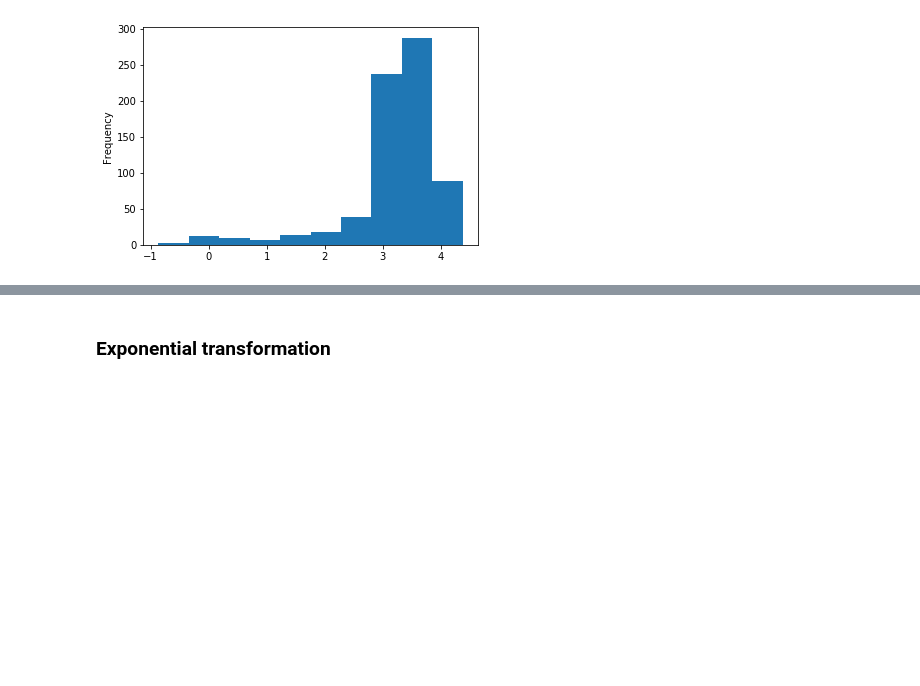
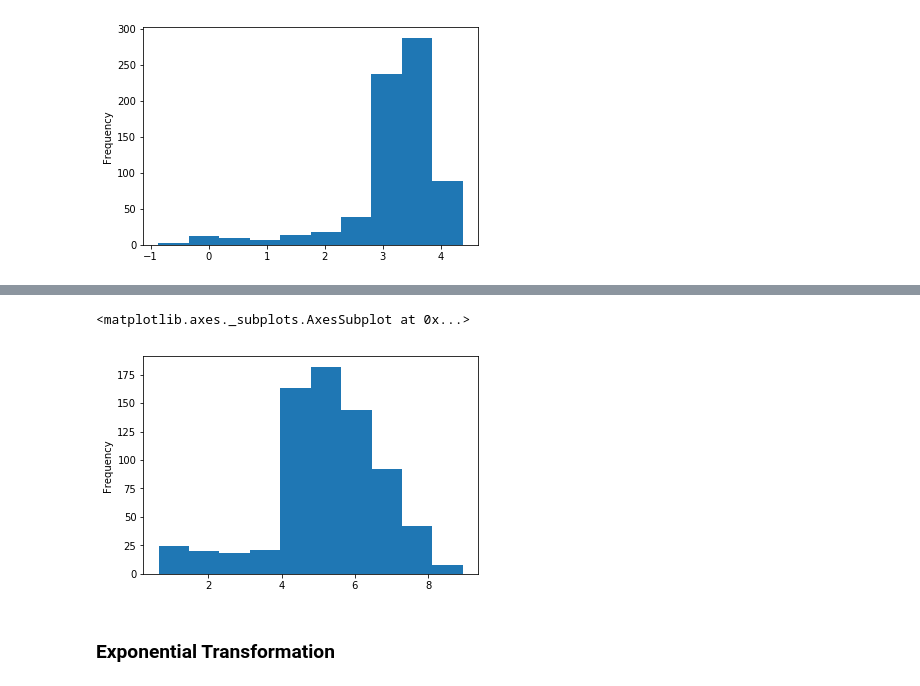
Before and after one commit to michaelabehsera/feature-engineering-cookbook, a Jupyter notebook: Feature Engineering Booklet.ipynb, the cells around one changed output, grey strips where cells are left out. Saved outputs shown, nothing was run; the diff lists cells and outputs as text; code cells hidden in the pictures; blank space fills up the shorter version.

```diff
--- a/Feature Engineering Booklet.ipynb
+++ b/Feature Engineering Booklet.ipynb
@@ -551,2 +694,9 @@ df['Age Log'].plot.hist()
+# %%
+df['Age Sqrt'] = np.sqrt(df['Age'])
+# %%
+df['Age Sqrt'].plot.hist()
+# %% [output]
+<matplotlib.axes._subplots.AxesSubplot at 0x...>
+[figure, added]
 # %% [markdown]
-### Exponential transformation
+### Exponential Transformation
```
Also changed, not shown: parts of 118 cells of this notebook, 1 other file.
